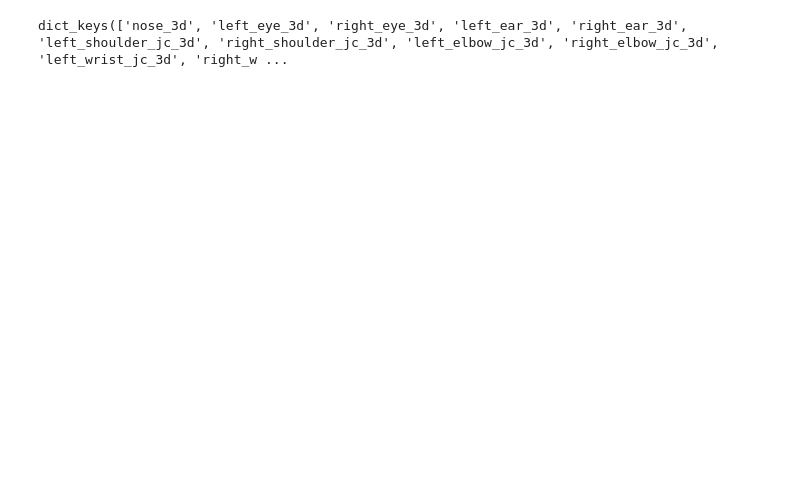
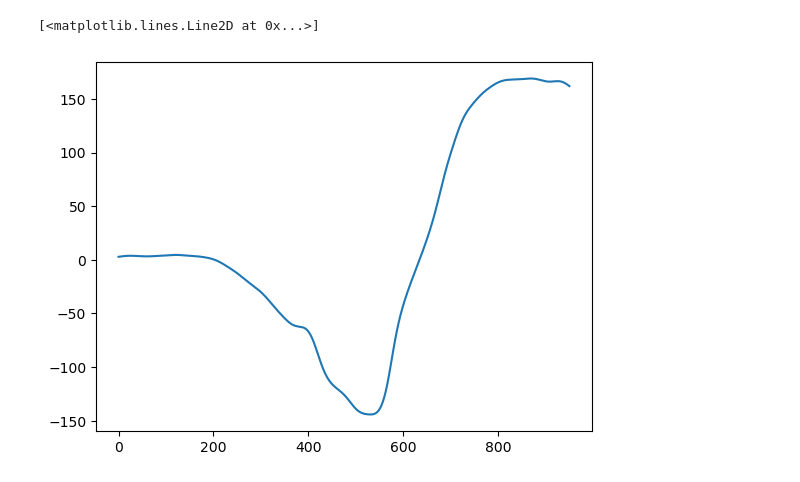
Before and after one commit to parkdragonstone/Golf-Report, a Jupyter notebook: 1. data_processing.ipynb, the cells around one changed output. Drawn from its saved outputs; the diff is of its cells as text; code cells hidden in the pictures; blank space fills up the shorter version.

```diff
--- a/1. data_processing.ipynb
+++ b/1. data_processing.ipynb
@@ -6,6 +6,9 @@ from glob import glob
 from scipy.signal import butter, filtfilt
 import os
 from detecta import detect_onset, detect_peaks
+from player_information import player_information
+import math
+from Functions import Joint_Angle
 
 def butter_lowpass_filtfilt(data, cutoff, fs, order):
     nyq = 0.5 * fs
@@ -14,12 +17,24 @@ def butter_lowpass_filtfilt(data, cutoff, fs, order):
     y = filtfilt(b, a, data)
     return y
 
-player_height = {
-    'bobae' : 165,
-    'bbs' : 165,
-}
-player_weight = {
-    'bobae' : 60,
-    'bbs' : 60,
-}
+def calculate_angle(a, b):
+    dot_product = a[0]*b[0] + a[1]*b[1]
+    magnitude_a = math.sqrt(a[0]**2 + a[1]**2)
+    magnitude_b = math.sqrt(b[0]**2 + b[1]**2)
+
+    # 안전한 acos 계산을 위한 값 클램핑
+    cos_angle = max(min(dot_product / (magnitude_a * magnitude_b), 1), -1)
+    angle_radians = math.acos(cos_angle)
+    angle_degrees = math.degrees(angle_radians)
+
+    # 방향성 결정을 위한 '외적' 계산
+    cross_product = a[0]*b[1] - a[1]*b[0]
+
+    # 음수이면 360도에서 각도를 빼서 방향성 반영
+    if cross_product < 0:
+        angle_degrees = 360 - angle_degrees
+
+    return angle_degrees
+
+player_height, player_weight, player_kor_name, player_birth = player_information()
 # %%
@@ -87,5 +153,6 @@ for dir in DIR:
-# %%
-markers.keys()
-# %% [output]
-dict_keys(['nose_3d', 'left_eye_3d', 'right_eye_3d', 'left_ear_3d', 'right_ear_3d', 'left_shoulder_jc_3d', 'right_shoulder_jc_3d', 'left_elbow_jc_3d', 'right_elbow_jc_3d', 'left_wrist_jc_3d', 'right_w ...
+# %%
+plt.plot(trk_rot)
+# %% [output]
+[<matplotlib.lines.Line2D at 0x...>]
+[figure, added]
 # %%
```
Also changed, not shown: parts of 5 cells of this notebook, 43 other files.
